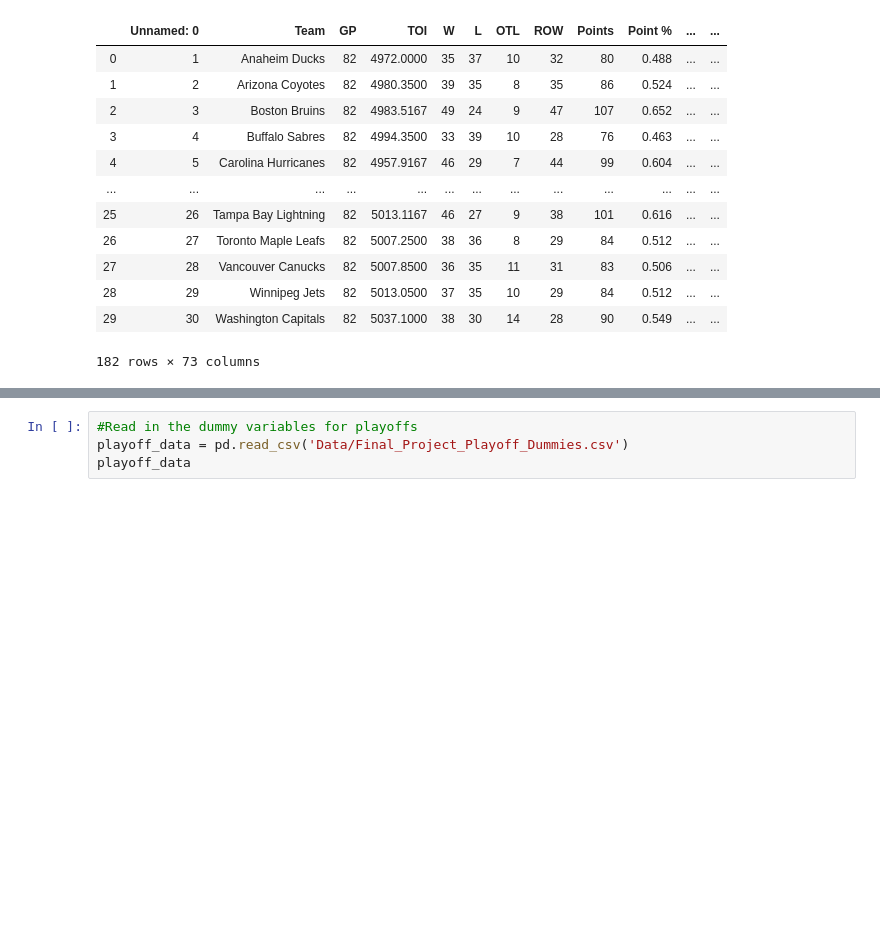
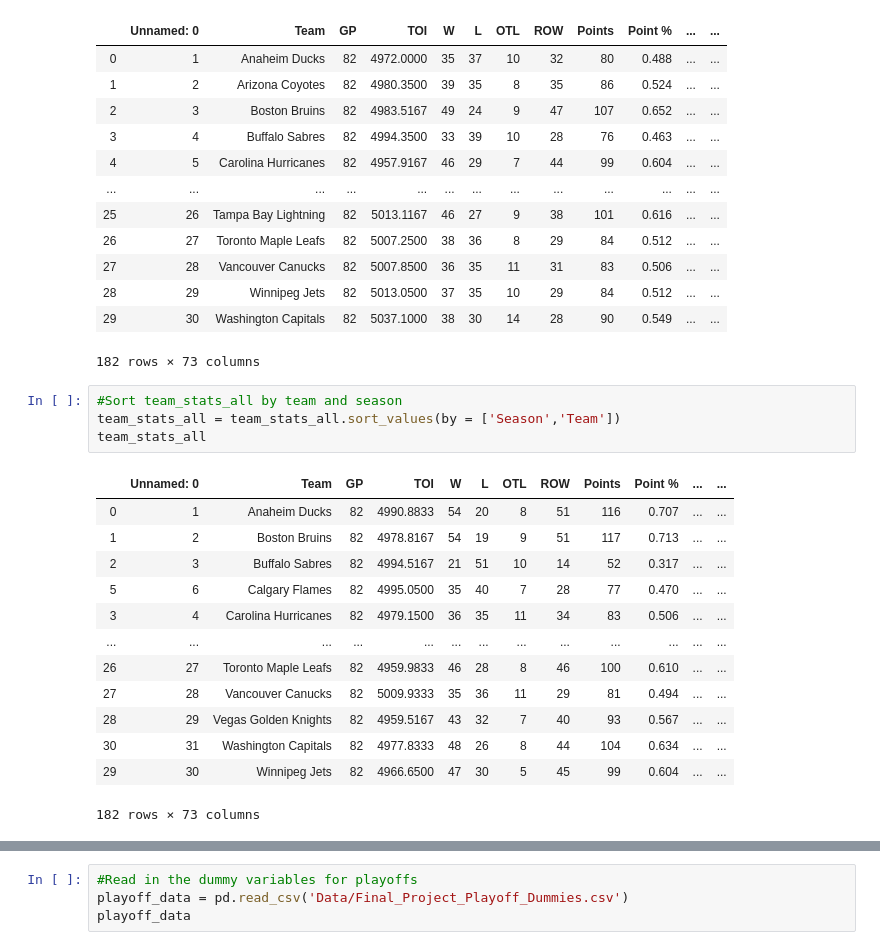
Before and after one commit to Peyton-Smith/SAL384-Final-Project, a Jupyter notebook: SAL384_Final_Project_Primerano_Smith.ipynb, the cells around one changed output, grey strips where cells are left out. Drawn from its saved outputs; the diff is of its cells as text; blank space fills up the shorter version.

```diff
--- a/SAL384_Final_Project_Primerano_Smith.ipynb
+++ b/SAL384_Final_Project_Primerano_Smith.ipynb
@@ -95,3 +95,21 @@ team_stats_all
 | 28 | 29 | Winnipeg Jets | 82 | 5013.0500 | 37 | 35 | 10 | 29 | 84 | 0.512 | ... | ... |
 | 29 | 30 | Washington Capitals | 82 | 5037.1000 | 38 | 30 | 14 | 28 | 90 | 0.549 | ... | ... |
 182 rows × 73 columns
+# %%
+#Sort team_stats_all by team and season
+team_stats_all = team_stats_all.sort_values(by = ['Season','Team'])
+team_stats_all
+# %% [output]
+|  | Unnamed: 0 | Team | GP | TOI | W | L | OTL | ROW | Points | Point % | ... | ... |
+| 0 | 1 | Anaheim Ducks | 82 | 4990.8833 | 54 | 20 | 8 | 51 | 116 | 0.707 | ... | ... |
+| 1 | 2 | Boston Bruins | 82 | 4978.8167 | 54 | 19 | 9 | 51 | 117 | 0.713 | ... | ... |
+| 2 | 3 | Buffalo Sabres | 82 | 4994.5167 | 21 | 51 | 10 | 14 | 52 | 0.317 | ... | ... |
+| 5 | 6 | Calgary Flames | 82 | 4995.0500 | 35 | 40 | 7 | 28 | 77 | 0.470 | ... | ... |
+| 3 | 4 | Carolina Hurricanes | 82 | 4979.1500 | 36 | 35 | 11 | 34 | 83 | 0.506 | ... | ... |
+| ... | ... | ... | ... | ... | ... | ... | ... | ... | ... | ... | ... | ... |
+| 26 | 27 | Toronto Maple Leafs | 82 | 4959.9833 | 46 | 28 | 8 | 46 | 100 | 0.610 | ... | ... |
+| 27 | 28 | Vancouver Canucks | 82 | 5009.9333 | 35 | 36 | 11 | 29 | 81 | 0.494 | ... | ... |
+| 28 | 29 | Vegas Golden Knights | 82 | 4959.5167 | 43 | 32 | 7 | 40 | 93 | 0.567 | ... | ... |
+| 30 | 31 | Washington Capitals | 82 | 4977.8333 | 48 | 26 | 8 | 44 | 104 | 0.634 | ... | ... |
+| 29 | 30 | Winnipeg Jets | 82 | 4966.6500 | 47 | 30 | 5 | 45 | 99 | 0.604 | ... | ... |
+182 rows × 73 columns
```
Also changed, not shown: parts of 4 cells of this notebook, 3 other files.
